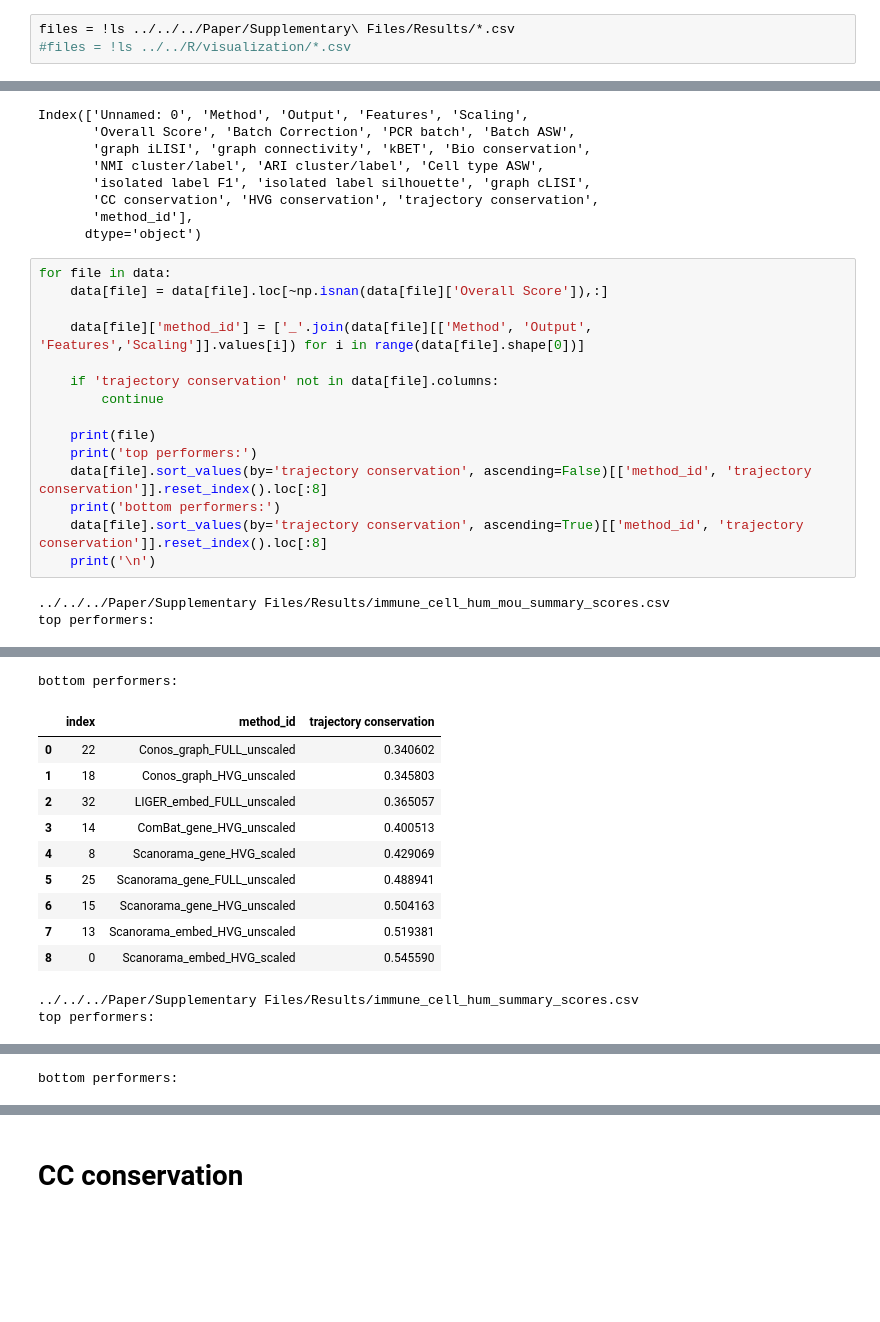
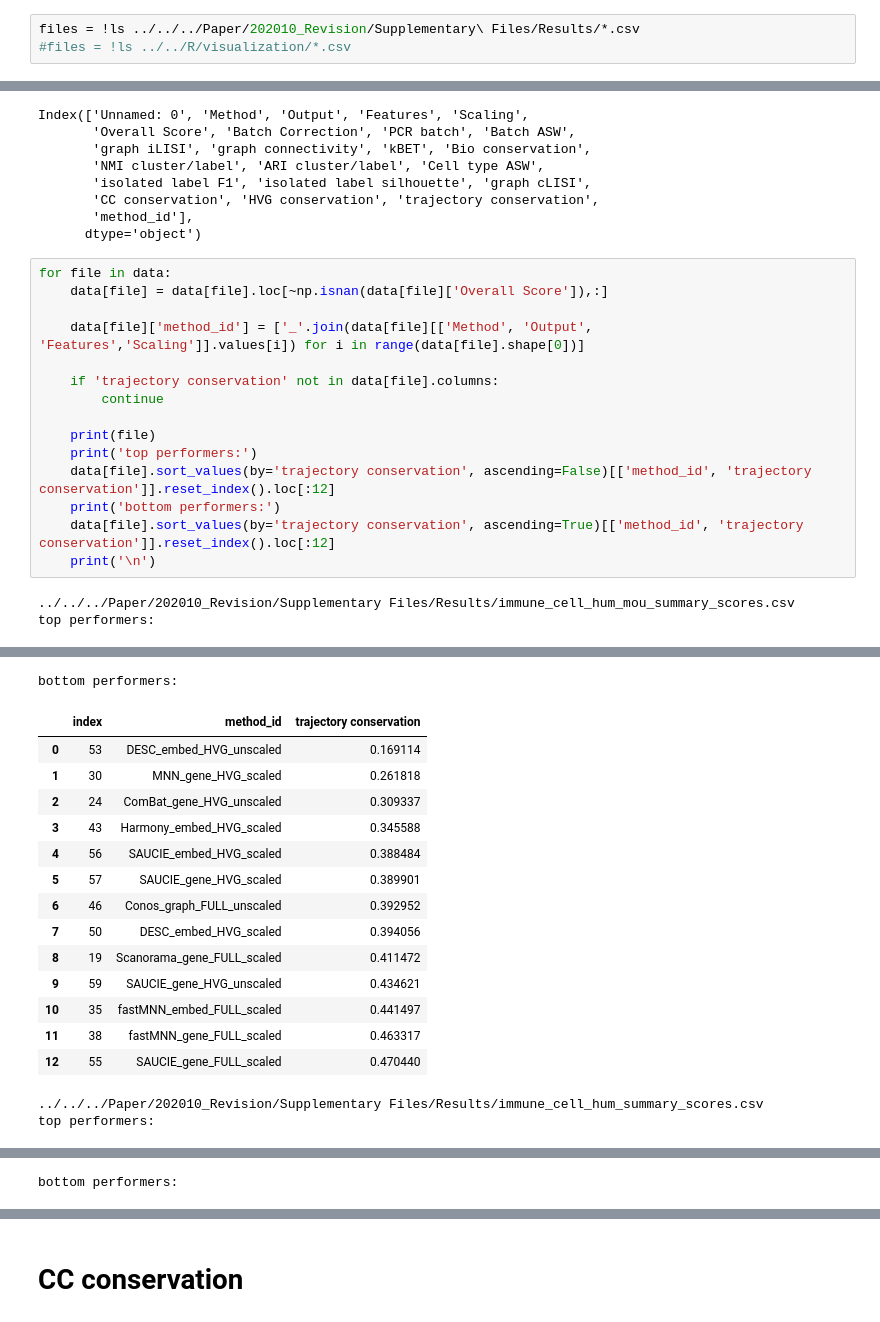
Before and after one commit to theislab/scib, a Jupyter notebook: notebooks/analysis/RNA_integration_task_analysis.ipynb, the cells around one changed output, grey strips where cells are left out. Saved outputs shown, nothing was run; the diff lists cells and outputs as text; blank space fills up the shorter version.

```diff
--- a/notebooks/analysis/RNA_integration_task_analysis.ipynb
+++ b/notebooks/analysis/RNA_integration_task_analysis.ipynb
@@ -7,7 +7,7 @@ from collections import defaultdict
 # %% [output]
 /Users/malte.luecken/helmholtz_munich/benchmarking_data_integration/Benchmarking_data_integration/notebooks/analysis
 # %%
-files = !ls ../../../Paper/Supplementary\ Files/Results/*.csv
+files = !ls ../../../Paper/202010_Revision/Supplementary\ Files/Results/*.csv
 #files = !ls ../../R/visualization/*.csv
 # %%
 data = {file:pd.read_csv(file) for file in files}
@@ -171,11 +194,11 @@ for file in data:
 
     print(file)
     print('top performers:')
-    data[file].sort_values(by='trajectory conservation', ascending=False)[['method_id', 'trajectory conservation']].reset_index().loc[:8]
+    data[file].sort_values(by='trajectory conservation', ascending=False)[['method_id', 'trajectory conservation']].reset_index().loc[:12]
     print('bottom performers:')
-    data[file].sort_values(by='trajectory conservation', ascending=True)[['method_id', 'trajectory conservation']].reset_index().loc[:8]
+    data[file].sort_values(by='trajectory conservation', ascending=True)[['method_id', 'trajectory conservation']].reset_index().loc[:12]
     print('\n')
 # %% [output]
-../../../Paper/Supplementary Files/Results/immune_cell_hum_mou_summary_scores.csv
+../../../Paper/202010_Revision/Supplementary Files/Results/immune_cell_hum_mou_summary_scores.csv
 top performers:
 |  | index | method_id | trajectory conservation |
@@ -191,14 +218,18 @@ top performers:
 bottom performers:
 |  | index | method_id | trajectory conservation |
-| 0 | 22 | Conos_graph_FULL_unscaled | 0.340602 |
-| 1 | 18 | Conos_graph_HVG_unscaled | 0.345803 |
-| 2 | 32 | LIGER_embed_FULL_unscaled | 0.365057 |
-| 3 | 14 | ComBat_gene_HVG_unscaled | 0.400513 |
-| 4 | 8 | Scanorama_gene_HVG_scaled | 0.429069 |
-| 5 | 25 | Scanorama_gene_FULL_unscaled | 0.488941 |
-| 6 | 15 | Scanorama_gene_HVG_unscaled | 0.504163 |
-| 7 | 13 | Scanorama_embed_HVG_unscaled | 0.519381 |
-| 8 | 0 | Scanorama_embed_HVG_scaled | 0.545590 |
+| 0 | 53 | DESC_embed_HVG_unscaled | 0.169114 |
+| 1 | 30 | MNN_gene_HVG_scaled | 0.261818 |
+| 2 | 24 | ComBat_gene_HVG_unscaled | 0.309337 |
+| 3 | 43 | Harmony_embed_HVG_scaled | 0.345588 |
+| 4 | 56 | SAUCIE_embed_HVG_scaled | 0.388484 |
+| 5 | 57 | SAUCIE_gene_HVG_scaled | 0.389901 |
+| 6 | 46 | Conos_graph_FULL_unscaled | 0.392952 |
+| 7 | 50 | DESC_embed_HVG_scaled | 0.394056 |
+| 8 | 19 | Scanorama_gene_FULL_scaled | 0.411472 |
+| 9 | 59 | SAUCIE_gene_HVG_unscaled | 0.434621 |
+| 10 | 35 | fastMNN_embed_FULL_scaled | 0.441497 |
+| 11 | 38 | fastMNN_gene_FULL_scaled | 0.463317 |
+| 12 | 55 | SAUCIE_gene_FULL_scaled | 0.470440 |
-../../../Paper/Supplementary Files/Results/immune_cell_hum_summary_scores.csv
+../../../Paper/202010_Revision/Supplementary Files/Results/immune_cell_hum_summary_scores.csv
 top performers:
 |  | index | method_id | trajectory conservation |
```
Also changed, not shown: parts of 21 cells of this notebook, 2 other files.
